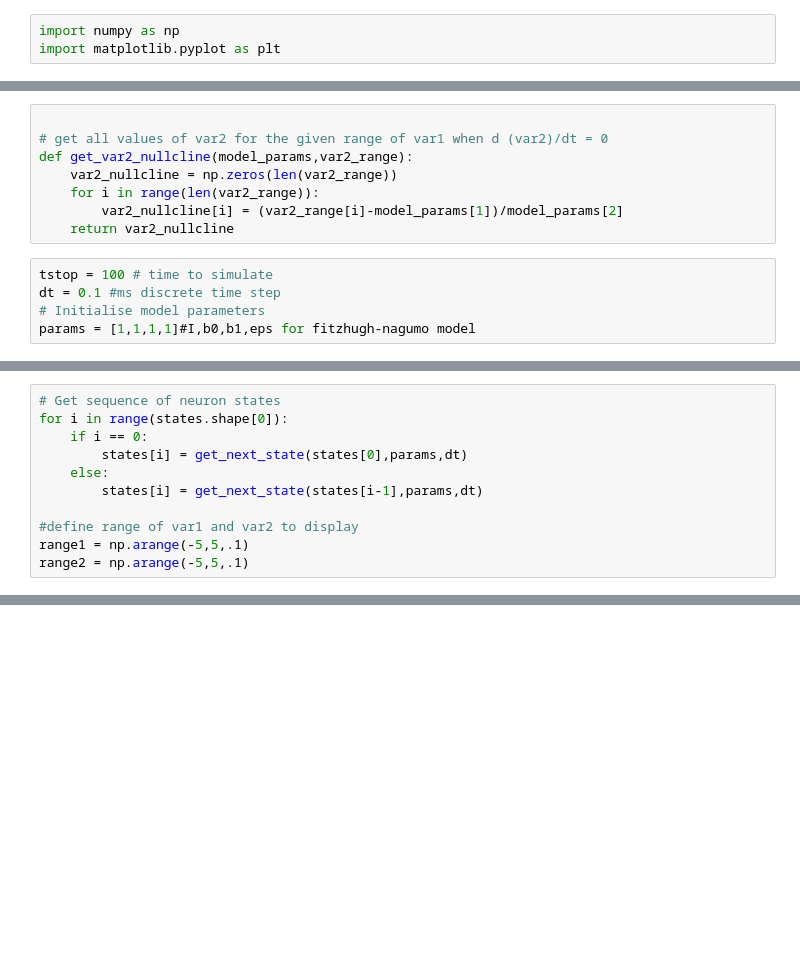
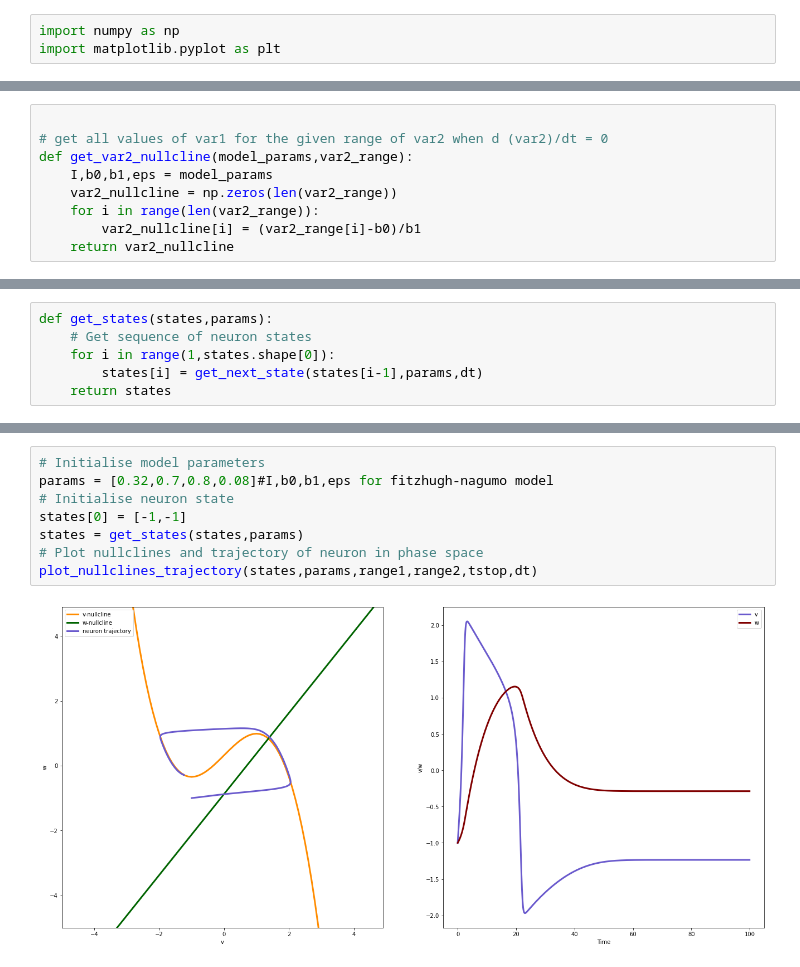
Before and after one commit to samar2605/Computational-Neuroscience, a Jupyter notebook: Fitzugh_Nagumo.ipynb, the cells around one changed output, grey strips where cells are left out. Drawn from its saved outputs; the diff is of its cells as text; blank space fills up the shorter version.

Commit message:
fitzugh nagumo updated

```diff
--- a/Fitzugh_Nagumo.ipynb
+++ b/Fitzugh_Nagumo.ipynb
@@ -29,14 +31,10 @@ def get_var1_nullcline(model_params,var1_range):
     return var1_nullcline
 # %%
 
-# get all values of var2 for the given range of var1 when d (var2)/dt = 0
+# get all values of var1 for the given range of var2 when d (var2)/dt = 0
 def get_var2_nullcline(model_params,var2_range):
+    I,b0,b1,eps = model_params
     var2_nullcline = np.zeros(len(var2_range))
     for i in range(len(var2_range)):
-        var2_nullcline[i] = (var2_range[i]-model_params[1])/model_params[2]
+        var2_nullcline[i] = (var2_range[i]-b0)/b1
     return var2_nullcline
-# %%
-tstop = 100 # time to simulate
-dt = 0.1 #ms discrete time step
-# Initialise model parameters
-params = [1,1,1,1]#I,b0,b1,eps for fitzhugh-nagumo model
@@ -43 +67,7 @@ params = [1,1,1,1]#I,b0,b1,eps for fitzhugh-nagumo model
+# %%
+def get_states(states,params):
+    # Get sequence of neuron states
+    for i in range(1,states.shape[0]):
+        states[i] = get_next_state(states[i-1],params,dt)
+    return states
 # %%
@@ -47,14 +80,3 @@ params = [1,1,1,1]#I,b0,b1,eps for fitzhugh-nagumo model
 #      d (var1)/dt = f(var1, var2)
 #      d (var2)/dt =  g(var1,var2)
 states = np.zeros((int(tstop/dt),2))
-# %%
-# Get sequence of neuron states
-for i in range(states.shape[0]):
-    if i == 0:
-        states[i] = get_next_state(states[0],params,dt)
-    else:
-        states[i] = get_next_state(states[i-1],params,dt)
-
-#define range of var1 and var2 to display
-range1 = np.arange(-5,5,.1)
-range2 = np.arange(-5,5,.1)
@@ -87,0 +83,10 @@ plt.show()
+# %%
+# Initialise model parameters
+params = [0.32,0.7,0.8,0.08]#I,b0,b1,eps for fitzhugh-nagumo model
+# Initialise neuron state
+states[0] = [-1,-1]
+states = get_states(states,params)
+# Plot nullclines and trajectory of neuron in phase space
+plot_nullclines_trajectory(states,params,range1,range2,tstop,dt)
+# %% [output]
+[figure, added]
```
Also changed, not shown: parts of 5 cells of this notebook.
